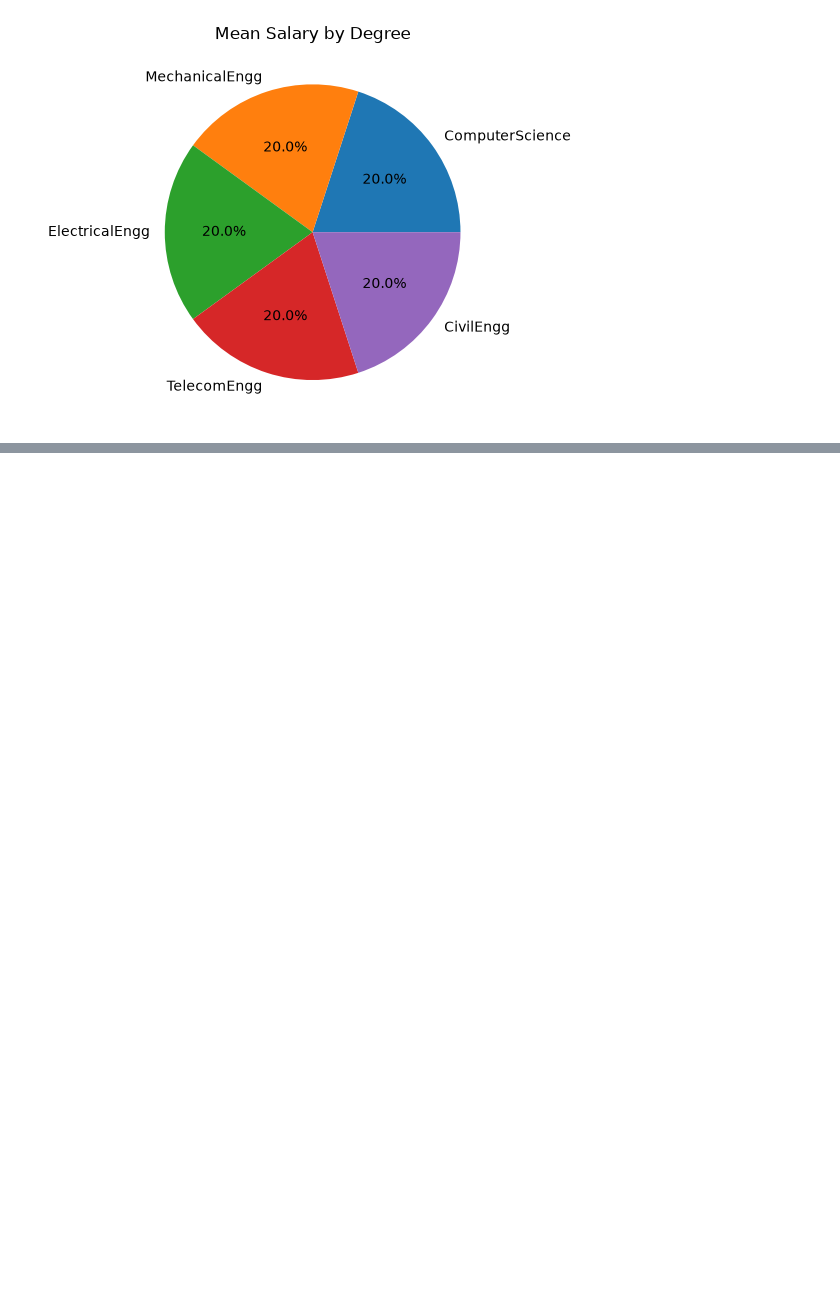
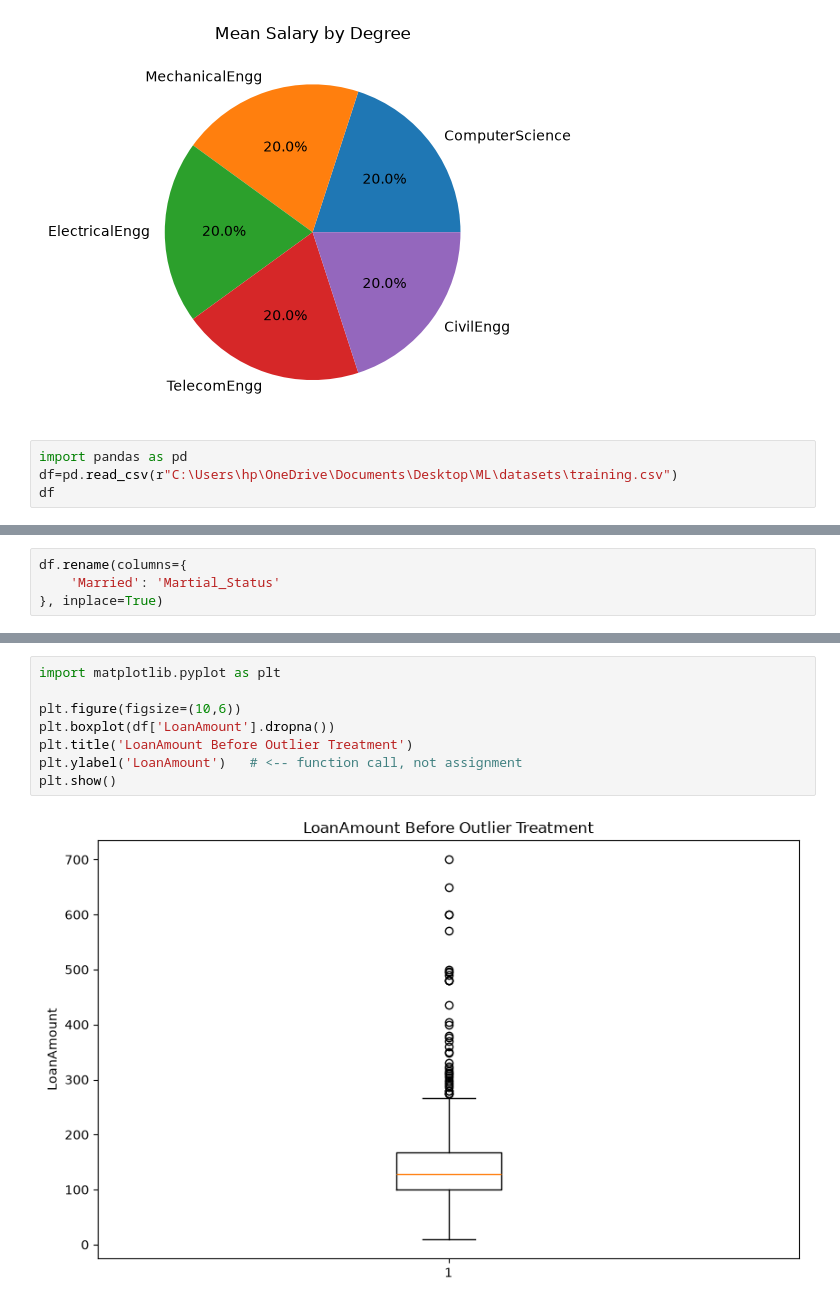
Before and after one commit to moulithatorati15/python-practice-and-projects, a Jupyter notebook: tasks.ipynb, the cells around one changed output, grey strips where cells are left out. Cells and saved outputs as stored; diff of their text form; blank space fills up the shorter version.

```diff
--- a/tasks.ipynb
+++ b/tasks.ipynb
@@ -650,3 +650,7 @@ plt.title("Mean Salary by Degree")
 plt.show()
 # %% [output]
 [figure]
+# %%
+import pandas as pd
+df=pd.read_csv(r"C:\Users\hp\OneDrive\Documents\Desktop\ML\datasets\training.csv")
+df
@@ -652,0 +973,4 @@ plt.show()
+# %%
+df.rename(columns={
+    'Married': 'Martial_Status'
+}, inplace=True)
@@ -652,0 +1047,10 @@ plt.show()
+# %%
+import matplotlib.pyplot as plt
+
+plt.figure(figsize=(10,6))
+plt.boxplot(df['LoanAmount'].dropna())
+plt.title('LoanAmount Before Outlier Treatment')
+plt.ylabel('LoanAmount')   # <-- function call, not assignment
+plt.show()
+# %% [output]
+[figure, added]
```
Also changed, not shown: parts of 37 cells of this notebook.
